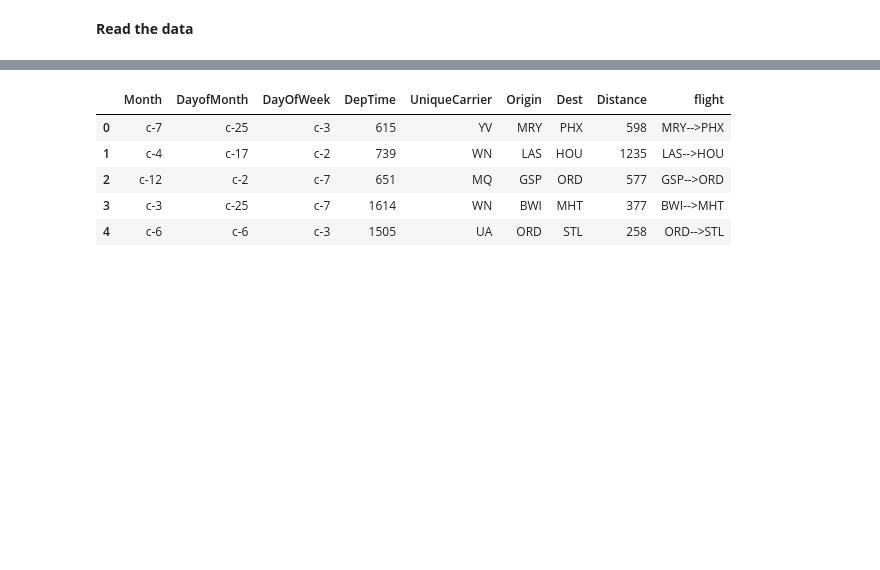
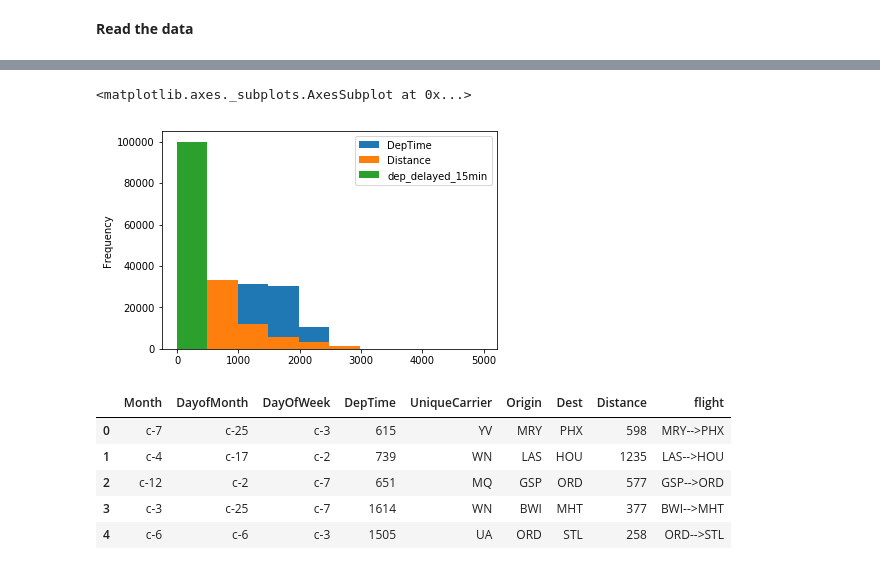
Before and after one commit to Kum4yk/course.ai, a Jupyter notebook: mlcourse.ai/02 assignments 2019/02.03. Catboost starter.ipynb, the cells around one changed output, grey strips where cells are left out. Cells and saved outputs as stored; diff of their text form; code cells hidden in the pictures; blank space fills up the shorter version.

```diff
--- a/mlcourse.ai/02 assignments 2019/02.03. Catboost starter.ipynb
+++ b/mlcourse.ai/02 assignments 2019/02.03. Catboost starter.ipynb
@@ -66,3 +77,8 @@ train_df.head()
+# %%
+train_df.plot.hist(100)
+# %% [output]
+<matplotlib.axes._subplots.AxesSubplot at 0x...>
+[figure, added]
 # %%
 test_df = pd.read_csv('../data/flight_delays_test.csv')
 # %%
```
Also changed, not shown: parts of 6 cells of this notebook.
